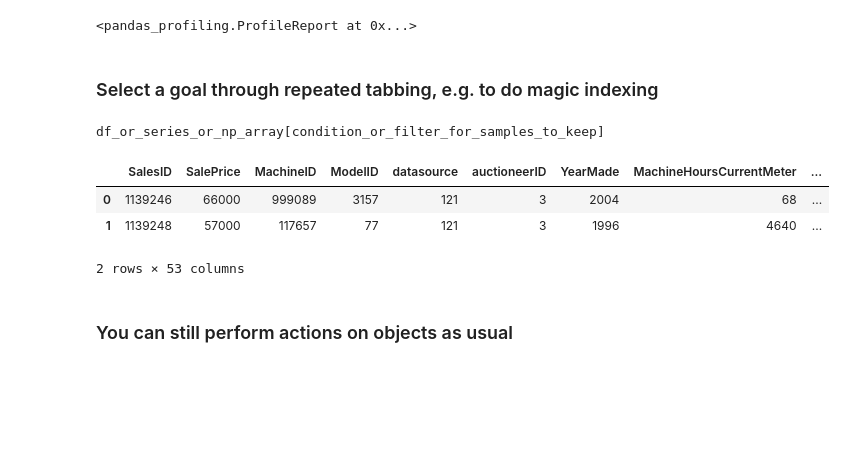
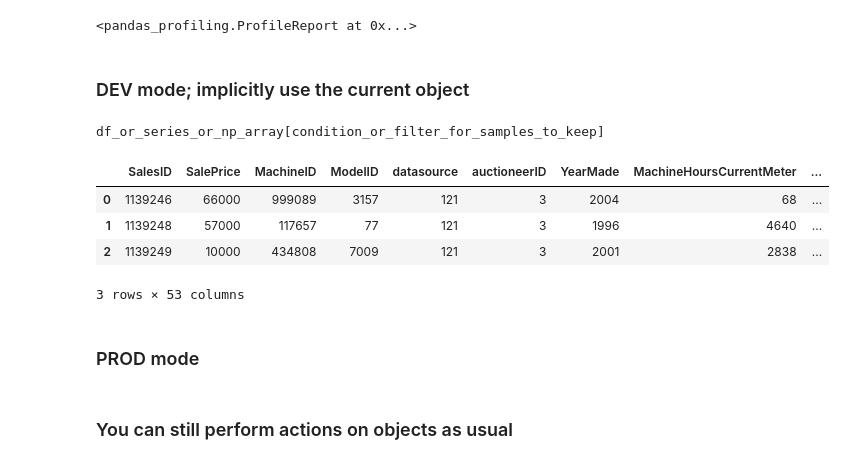
Before and after one commit to j-gd/goal_coding, a Jupyter notebook: Goal Coding Demo.ipynb, the cells around one changed output. Cells and saved outputs as stored; diff of their text form; code cells hidden in the pictures; blank space fills up the shorter version.

```diff
--- a/Goal Coding Demo.ipynb
+++ b/Goal Coding Demo.ipynb
@@ -21,3 +14,7 @@ The autoreload extension is already loaded. To reload it, use:
 # %%
 %reload_ext autoreload
-g = GoalCoding('data/Train.zip', 'train_df',100,2)
+g = GoalCoding(
+    file_or_object='data/Train.zip',
+    its_name = 'train_df',
+    nb_rows_to_read=100,
+    debug_head=2) # number of lines of debug; 0 to turn debug off
@@ -67,16 +67,29 @@ None
 10 rows × 53 columns
 ### Profile report:
 <pandas_profiling.ProfileReport at 0x...>
-# %% [markdown]
-### Select a goal through repeated tabbing, e.g. to do magic indexing
+# %% [markdown]
+### DEV mode; implicitly use the current object
+# %%
+g.configure.set_visual_check(debug_head=3)
+_ = g.subset_rows.meet_logical_criteria(g.current['SalesID'] > 1139545)
+
+# Lines below:
+# display of the syntax, to help learn it
+# display of computation results
+# %% [output]
+df_or_series_or_np_array[condition_or_filter_for_samples_to_keep]
+|  | SalesID | SalePrice | MachineID | ModelID | datasource | auctioneerID | YearMade | MachineHoursCurrentMeter | ... |
+| 0 | 1139246 | 66000 | 999089 | 3157 | 121 | 3 | 2004 | 68 | ... |
+| 1 | 1139248 | 57000 | 117657 | 77 | 121 | 3 | 1996 | 4640 | ... |
+| 2 | 1139249 | 10000 | 434808 | 7009 | 121 | 3 | 2001 | 2838 | ... |
+3 rows × 53 columns
+# %% [markdown]
+### PROD mode
 # %%
-g.subset_rows.meet_logical_criteria(g.current['SalesID'] > 1139545)
+g.configure.set_visual_check(debug_head=0)  # PROD mode, no debug display
+_ = g.subset_rows.meet_logical_criteria(g.current['SalesID'] > 1139545)
+
+# Nothing is printed below
-# %% [output]
-df_or_series_or_np_array[condition_or_filter_for_samples_to_keep]
-|  | SalesID | SalePrice | MachineID | ModelID | datasource | auctioneerID | YearMade | MachineHoursCurrentMeter | ... |
-| 0 | 1139246 | 66000 | 999089 | 3157 | 121 | 3 | 2004 | 68 | ... |
-| 1 | 1139248 | 57000 | 117657 | 77 | 121 | 3 | 1996 | 4640 | ... |
-2 rows × 53 columns
 # %% [markdown]
 ### You can still perform actions on objects as usual
 # %%
```
Also changed, not shown: parts of 9 cells of this notebook, 2 other files.
